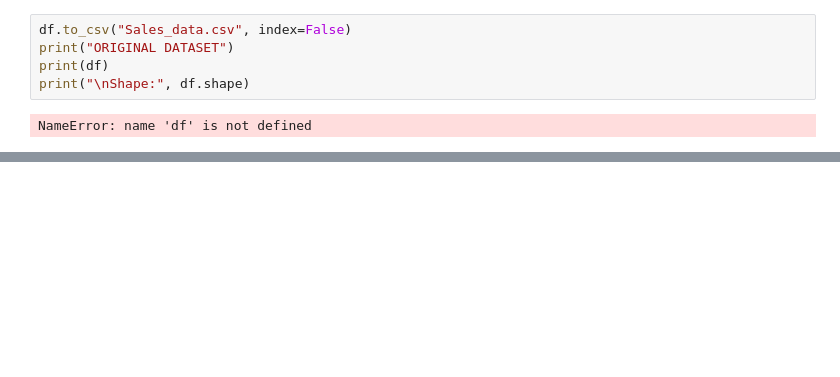
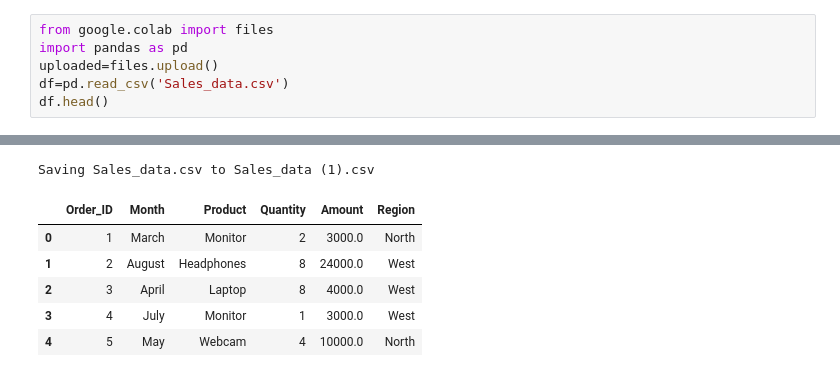
Before and after one commit to darlinesther2006-bot/project, a Jupyter notebook: project.ipynb, the cells around one changed output, grey strips where cells are left out. Saved outputs shown, nothing was run; the diff lists cells and outputs as text; blank space fills up the shorter version.

```diff
--- a/project.ipynb
+++ b/project.ipynb
@@ -25,7 +3,7 @@ ValueError: All arrays must be of the same length
-# %%
-df.to_csv("Sales_data.csv", index=False)
-print("ORIGINAL DATASET")
-print(df)
-print("\nShape:", df.shape)
-# %% [output]
-NameError: name 'df' is not defined
+# %%
+from google.colab import files
+import pandas as pd
+uploaded=files.upload()
+df=pd.read_csv('Sales_data.csv')
+df.head()
+# %% [output]
@@ -31,0 +11,7 @@ NameError: name 'df' is not defined
+Saving Sales_data.csv to Sales_data (1).csv
+|  | Order_ID | Month | Product | Quantity | Amount | Region |
+| 0 | 1 | March | Monitor | 2 | 3000.0 | North |
+| 1 | 2 | August | Headphones | 8 | 24000.0 | West |
+| 2 | 3 | April | Laptop | 8 | 4000.0 | West |
+| 3 | 4 | July | Monitor | 1 | 3000.0 | West |
+| 4 | 5 | May | Webcam | 4 | 10000.0 | North |
```
Also changed, not shown: parts of 10 cells of this notebook.
